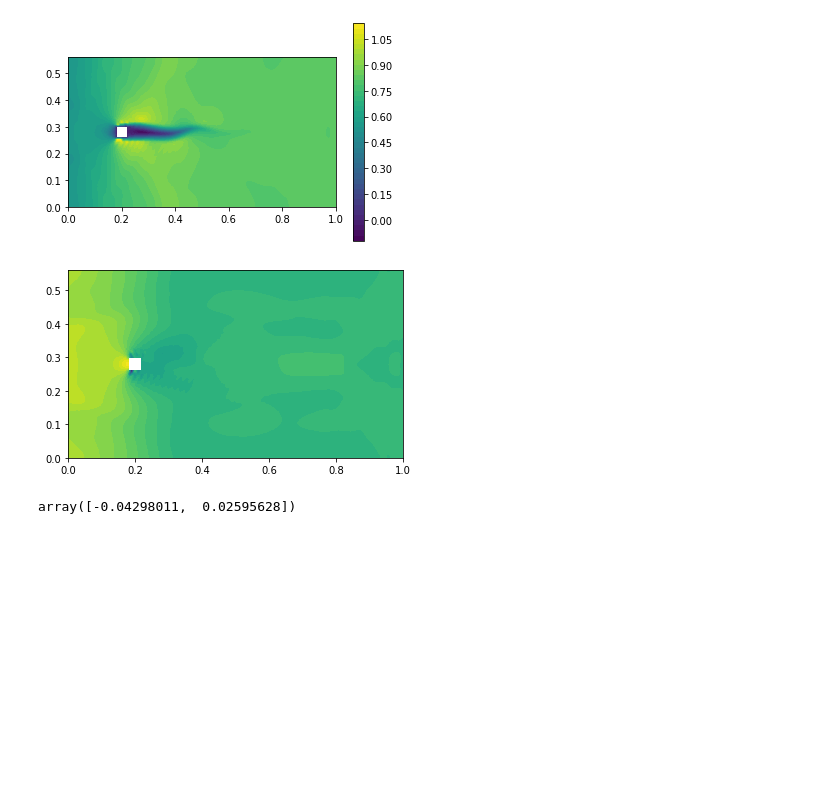
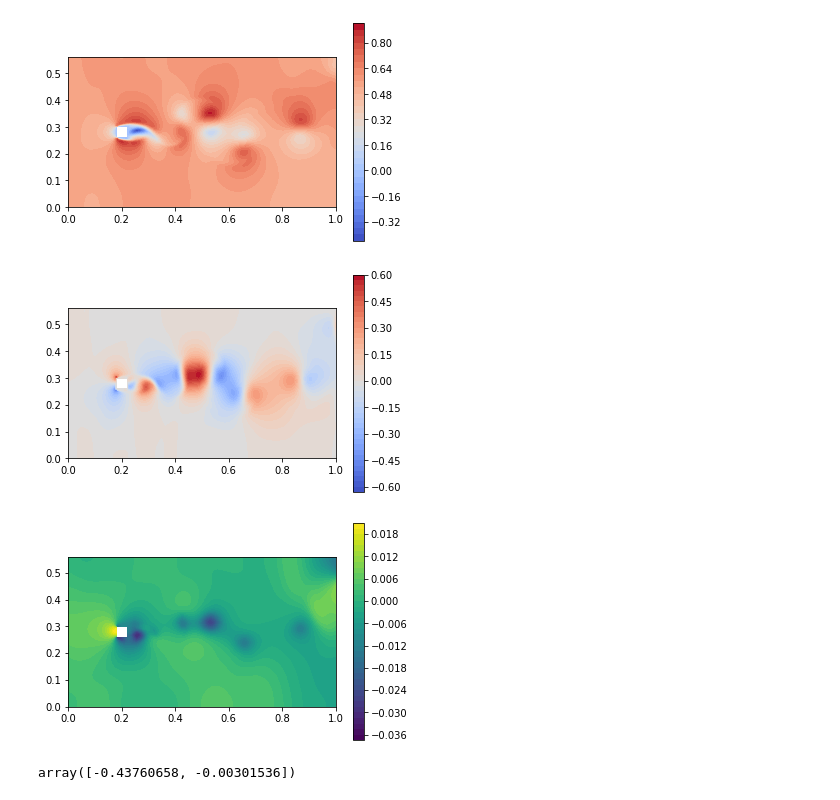
Before and after one commit to connor-duffin/sswfe, a Jupyter notebook: docs/lyn-rodi-example-analysis.ipynb, the cells around one changed output. Saved outputs shown, nothing was run; the diff lists cells and outputs as text; code cells hidden in the pictures; blank space fills up the shorter version.

Commit message:
Finalised results for Lyn-Rodi case

```diff
--- a/docs/lyn-rodi-example-analysis.ipynb
+++ b/docs/lyn-rodi-example-analysis.ipynb
@@ -16,6 +14,6 @@ Pass --enable-32bits-pci-domain to configure to support such devices
 # %%
-mesh_file = "../mesh/swe-square-cylinder-test.xdmf"
-output_file = "../outputs/swe-lyn-rodi-coarse-testing.h5"
+mesh_file = "../mesh/swe-square-cylinder-test-refined.xdmf"
+output_file = "../outputs/swe-lyn-rodi-refined.h5"
 
 # outputs = h5py.File(output_file, mode="r")
 outputs = fe.HDF5File(MPI.COMM_WORLD, output_file, "r")
@@ -34,16 +31,21 @@ outputs.close()
 # %%
 u, h = swe.du.split()
-im = fe.plot(u.sub(0))
+im = fe.plot(u.sub(0), cmap="coolwarm")
 plt.colorbar(im)
 plt.show()
+
+im = fe.plot(u.sub(1), cmap="coolwarm")
+plt.colorbar(im)
+plt.show()
+
+im = fe.plot(h)
+plt.colorbar(im)
+plt.show()
 # %% [output]
-[figure, old version]
+[figure, new version]
+[figure, added]
+[figure, added]
-# %%
-fe.plot(h)
-plt.show()
-# %% [output]
-[figure, removed]
 # %%
 u([0.24, 0.28])
 # %% [output]
-array([-0.04298011,  0.02595628])
+array([-0.43760658, -0.00301536])
```
Also changed, not shown: parts of 7 cells of this notebook, 4 other files.
